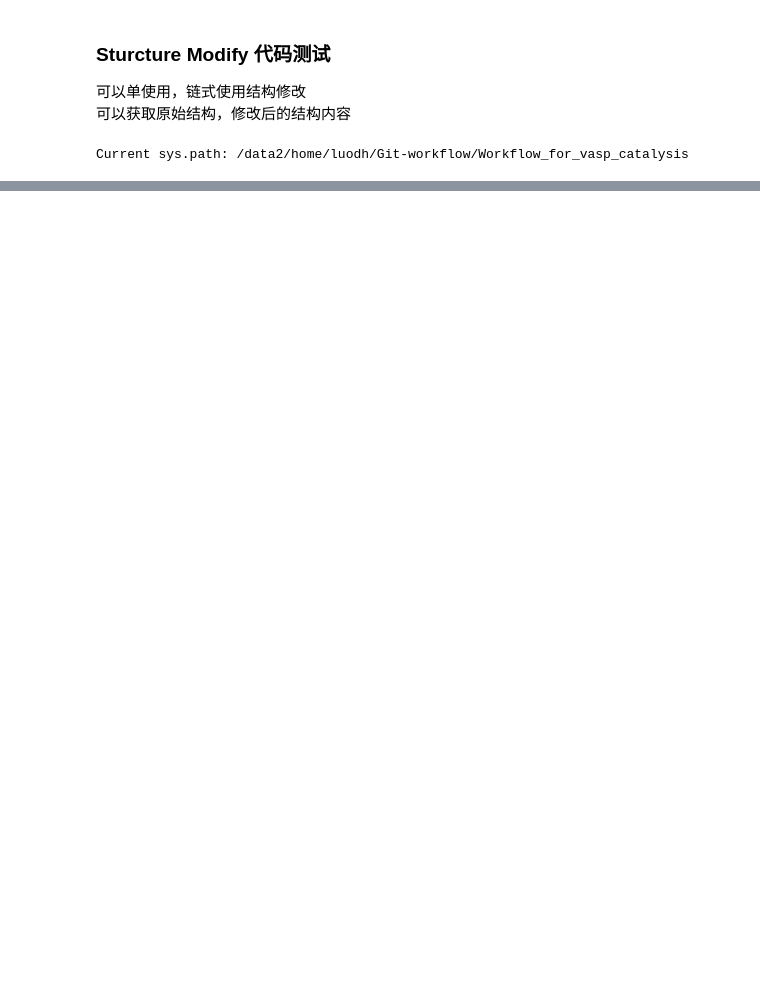
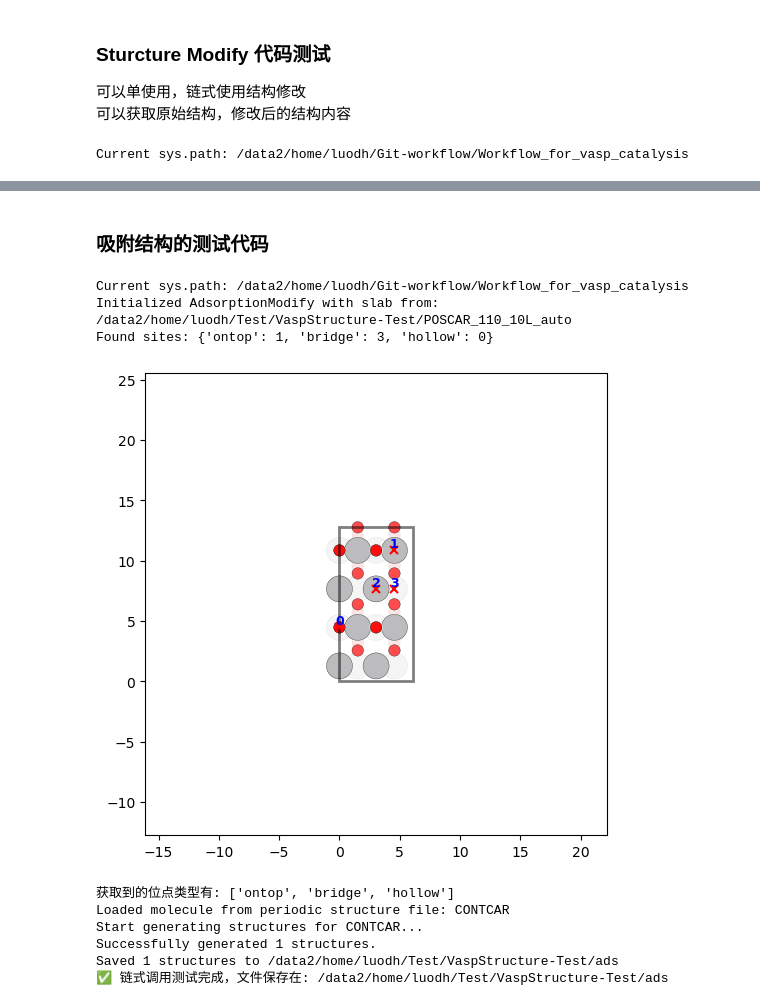
Before and after one commit to l5d5l5/Workflow_for_vasp_catalysis, a Jupyter notebook: vasp_catalysis_tools/Structure-Test.ipynb, the cells around one changed output, grey strips where cells are left out. Cells and saved outputs as stored; diff of their text form; code cells hidden in the pictures; blank space fills up the shorter version.

```diff
--- a/vasp_catalysis_tools/Structure-Test.ipynb
+++ b/vasp_catalysis_tools/Structure-Test.ipynb
@@ -112,0 +245,45 @@ for step_idx, level_structures in enumerate(defect_structures):
+# %% [markdown]
+### 吸附结构的测试代码
+# %%
+import sys
+from pathlib import Path
+
+# 1. 路径与环境配置
+actual_path = "/data2/home/luodh/Git-workflow/Workflow_for_vasp_catalysis"
+
+if actual_path not in sys.path:
+    sys.path.insert(0, actual_path)
+
+print("Current sys.path:", sys.path[0])
+
+from vasp_catalysis_tools.utils.structure_utils import load_structure
+from vasp_catalysis_tools.core.adsorption import AdsorptionModify
+
+slab_source = Path("/data2/home/luodh/Test/VaspStructure-Test/POSCAR_110_10L_auto").resolve()
+output_path = Path("/data2/home/luodh/Test/VaspStructure-Test/ads").resolve()
+
+modifier1 = AdsorptionModify(slab_source=slab_source, save_dir=output_path)
+
+sites_dict = modifier1.analyze(plot=True)  # 查找位点 (设为 True 可以看图)
+print(f"获取到的位点类型有: {list(sites_dict.keys())}")
+
+mol_source = Path("/data2/home/luodh/Molecular/C3H6/CONTCAR").resolve() #可以直接传入周期性结构的分子或者分子式（从ase中传入）
+(
+    modifier1
+    .generate(molecule_formula=str(mol_source),
+              find_args={"positions": ["ontop"]}, #只在ontop上
+              plot=False) # 不设定find_args默认在所有位点吸附 CO (返回 self)
+    .save_all(as_subdirs=False)  # 以子文件夹形式保存 (返回 None)
+)
+print(f"✅ 链式调用测试完成，文件保存在: {output_path}")
+# %% [output]
+Current sys.path: /data2/home/luodh/Git-workflow/Workflow_for_vasp_catalysis
+Initialized AdsorptionModify with slab from: /data2/home/luodh/Test/VaspStructure-Test/POSCAR_110_10L_auto
+Found sites: {'ontop': 1, 'bridge': 3, 'hollow': 0}
+[figure, added]
+获取到的位点类型有: ['ontop', 'bridge', 'hollow']
+Loaded molecule from periodic structure file: CONTCAR
+Start generating structures for CONTCAR...
+Successfully generated 1 structures.
+Saved 1 structures to /data2/home/luodh/Test/VaspStructure-Test/ads
+✅ 链式调用测试完成，文件保存在: /data2/home/luodh/Test/VaspStructure-Test/ads
```
Also changed, not shown: parts of 9 cells of this notebook, 4 other files.
